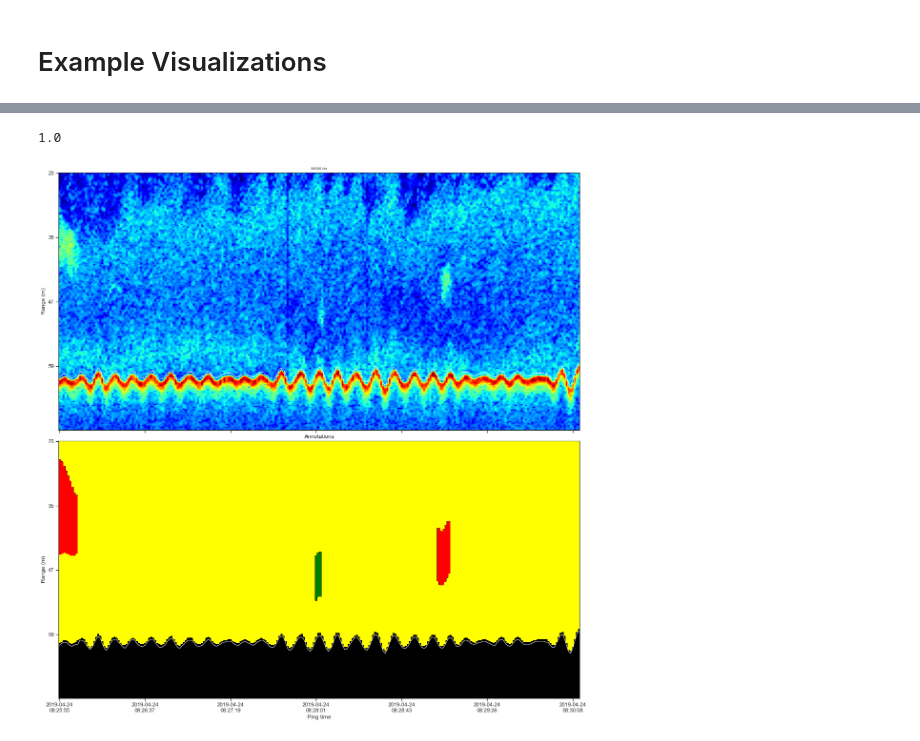
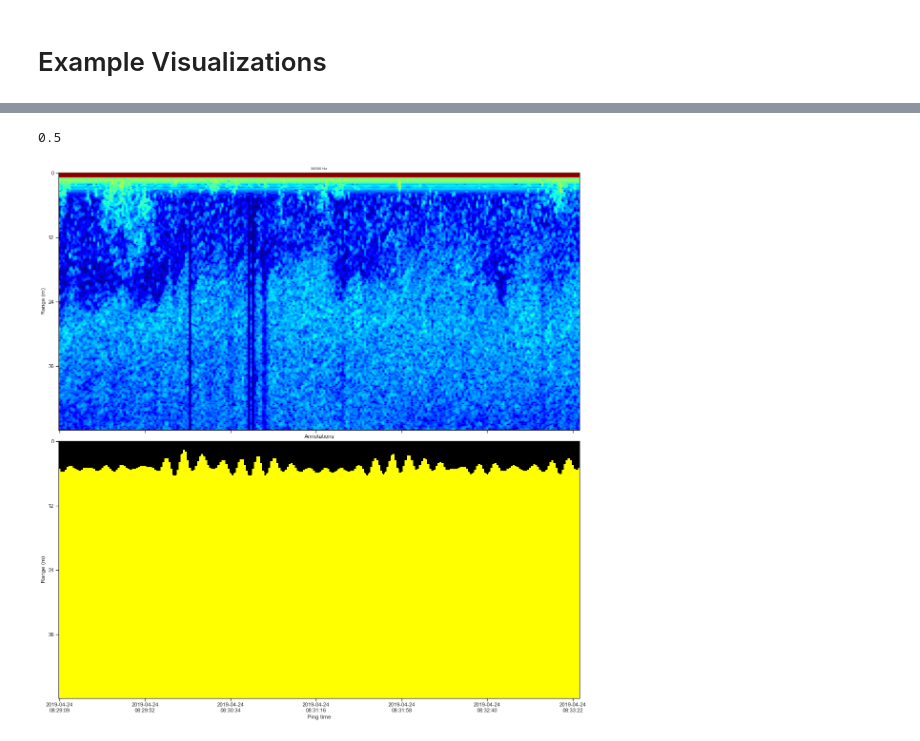
Before and after one commit to ahmetpala/Local_NearMiss_UNET, a Jupyter notebook: jupyter_notebooks/Near_Miss_All.ipynb, the cells around one changed output, grey strips where cells are left out. Cells and saved outputs as stored; diff of their text form; code cells hidden in the pictures.

Commit message:
Near Miss results to show Anna

```diff
--- a/jupyter_notebooks/Near_Miss_All.ipynb
+++ b/jupyter_notebooks/Near_Miss_All.ipynb
@@ -29,8 +29,8 @@ survey = readers[0]
 # %% [markdown]
 # Selecting Data Portion
 # %%
-idx_ping = 55000 #46776
-n_pings = 6000 #2000
+idx_ping = 46776 #55000 TODO: Configure for the Possible Sandeel
+n_pings = 2000 #6000 Possandeel in oldugu yer, bu kismi tekrar analiz et
 idx_range = 0
 n_range = 700
 
@@ -201,3 +201,12 @@ for i, cls in enumerate([0.5, 1, 27]):
         near_coordinates[(n*i)+j,2] = cls
 # %% [markdown]
 # Calculating Statistics for the Corresponding Coordinates
+# %%
+# Updating Exceeding locations
+deneme_coord = np.copy(near_coordinates).astype(float)
+deneme_coord[deneme_coord[:,0]<patch_size[0]//2,0] = float(patch_size[0]//2)
+deneme_coord[deneme_coord[:,0]>org_sv.shape[1]-patch_size[0]//2,0] = org_sv.shape[1]-patch_size[0]//2
+deneme_coord[deneme_coord[:,1]<patch_size[0]//2,1]= patch_size[0]//2
+deneme_coord[deneme_coord[:,1]>org_sv.shape[2]-patch_size[0]//2,1] = org_sv.shape[2]-patch_size[0]//2
+deneme_coord[:,0] = deneme_coord[:,0] + idx_ping
+deneme_coord
@@ -204,9 +221,9 @@ for i, cls in enumerate([0.5, 1, 27]):
 # %%
 # Filtering exceeding patches
-deneme_coord = near_coordinates[(near_coordinates[:,0]>=patch_size[0]//2) &
-                                (near_coordinates[:,0]<=org_sv.shape[1]-patch_size[0]//2) &
-                                (near_coordinates[:,1]>=patch_size[0]//2) &
-                                (near_coordinates[:,1]<=org_sv.shape[2]-patch_size[0]//2)]
-deneme_coord[:,0] = deneme_coord[:,0] + idx_ping
-deneme_coord.shape
+# deneme_coord = near_coordinates[(near_coordinates[:,0]>=patch_size[0]//2) &
+#                                 (near_coordinates[:,0]<=org_sv.shape[1]-patch_size[0]//2) &
+#                                 (near_coordinates[:,1]>=patch_size[0]//2) &
+#                                 (near_coordinates[:,1]<=org_sv.shape[2]-patch_size[0]//2)]
+# deneme_coord[:,0] = deneme_coord[:,0] + idx_ping
+# deneme_coord.shape
 # %% [output]
@@ -272,9 +301,9 @@ array([[4.7289e+04, 3.9100e+02, 5.0000e-01],
 # %%
-row = 200
+row = 150
 ping_idx = int(deneme_coord[row, 0]) - 128
 range_idx = int(deneme_coord[row, 1]) - 128
 print(deneme_coord[row, 2])
 survey.visualize(ping_idx, n_pings=256, range_idx=range_idx, n_range=256, frequencies=[38000])
 # %% [output]
-1.0
+0.5
-[figure, old version]
+[figure, new version]
```
Also changed, not shown: parts of 18 cells of this notebook.
